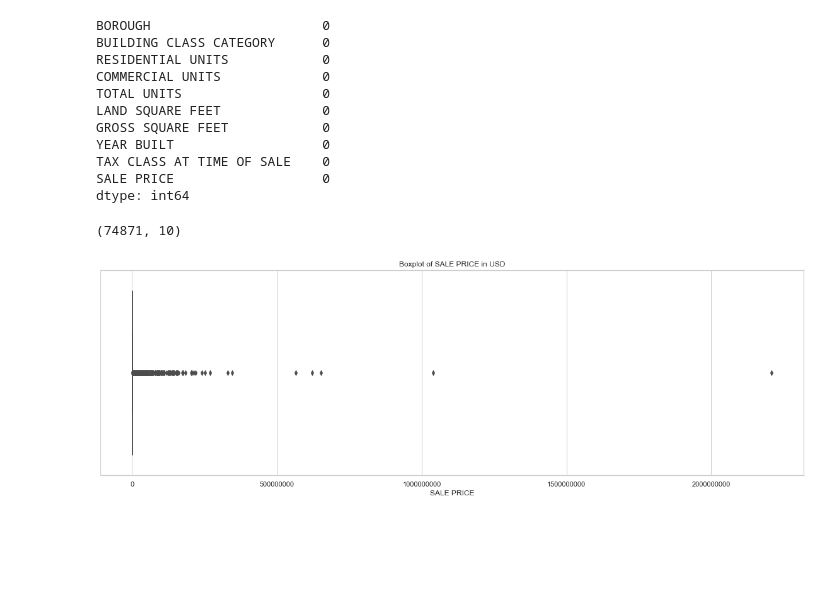
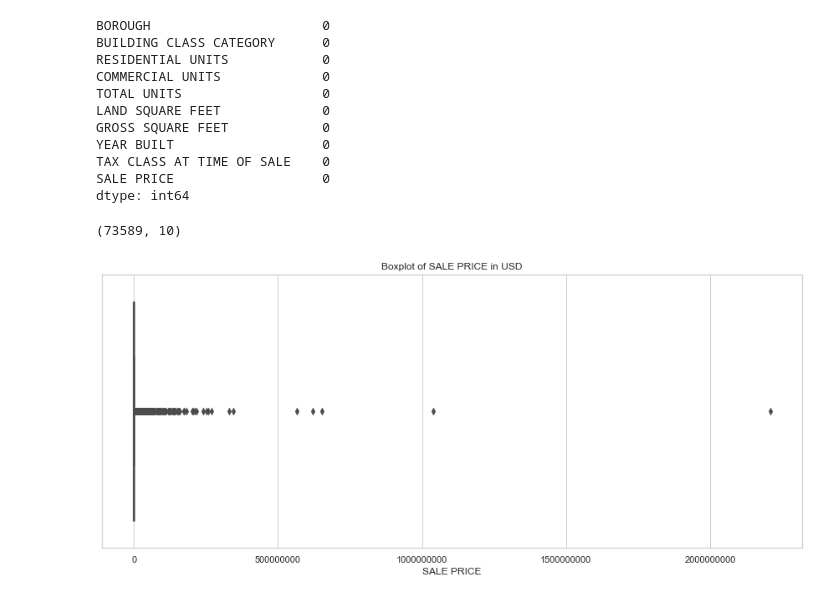
Before and after one commit to dioufism/nyc_project_sales, a Jupyter notebook: nyc-project sales.ipynb, the cells around one changed output. Drawn from its saved outputs; the diff is of its cells as text; code cells hidden in the pictures; blank space fills up the shorter version.

```diff
--- a/nyc-project sales.ipynb
+++ b/nyc-project sales.ipynb
@@ -32,7 +32,7 @@ df.describe()
 | max | 26739.000000 | 5.000000 | 16322.000000 | 9106.000000 | 11694.000000 | 1844.000000 | 2261.000000 | 2261.000000 | ... |
 # %%
 #Unnamed: 0 isn't really neeeded in this dataset so we drop it
-df.drop('Unnamed: 0', inplace =True, axis = 1)
+del df['Unnamed: 0']
 # %%
 #depicting the data types in the dataset
 df.info()
@@ -207,4 +205,4 @@ Name: TAX CLASS AT TIME OF SALE, dtype: float64
 #them to numerical values
 #droped tax class at time present
 df['TAX CLASS AT TIME OF SALE'] = pd.to_numeric(df['TAX CLASS AT TIME OF SALE'], errors = 'coerce')
-df = df.drop(['TAX CLASS AT PRESENT'])
+df = df.drop(['TAX CLASS AT PRESENT'], axis = 1)
@@ -354,18 +347,18 @@ dtype: int64
 #Outlier Analysis
 #data significanly changes because of the  rows dropped
 from scipy import stats
-z = np.abs(stats.zscore(df))
-df = df[(z < 3).all(axis=1)]
-df.shape
+z = np.abs(stats.zscore(data))
+data = data[(z < 3).all(axis=1)]
+data.shape
 # %% [output]
-(74871, 10)
+(73589, 10)
 # %%
-#Box plot of the sale proce
+#Box plot of the sale price
 
-plt.figure(figsize = (20,6))
-sb.boxplot(x = 'SALE PRICE', data = data)
+plt.figure(figsize = (15,6))
+sb.boxplot(x = 'SALE PRICE', data = df)
 plt.ticklabel_format(style='plain', axis='x')
 plt.title('Boxplot of SALE PRICE in USD')
 plt.show()
 # %% [output]
-[figure, old version]
+[figure, new version]
```
Also changed, not shown: parts of 44 cells of this notebook.
